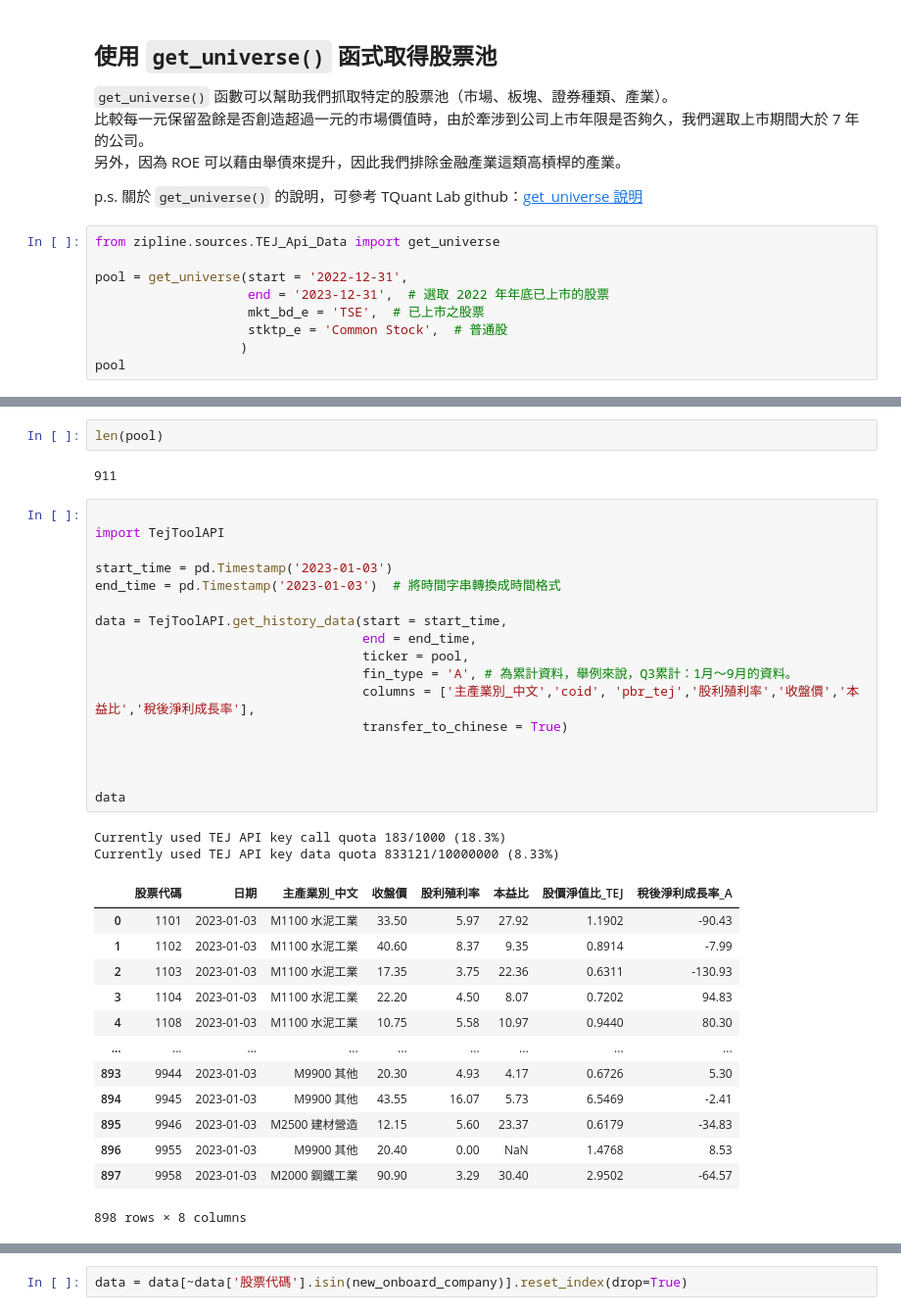
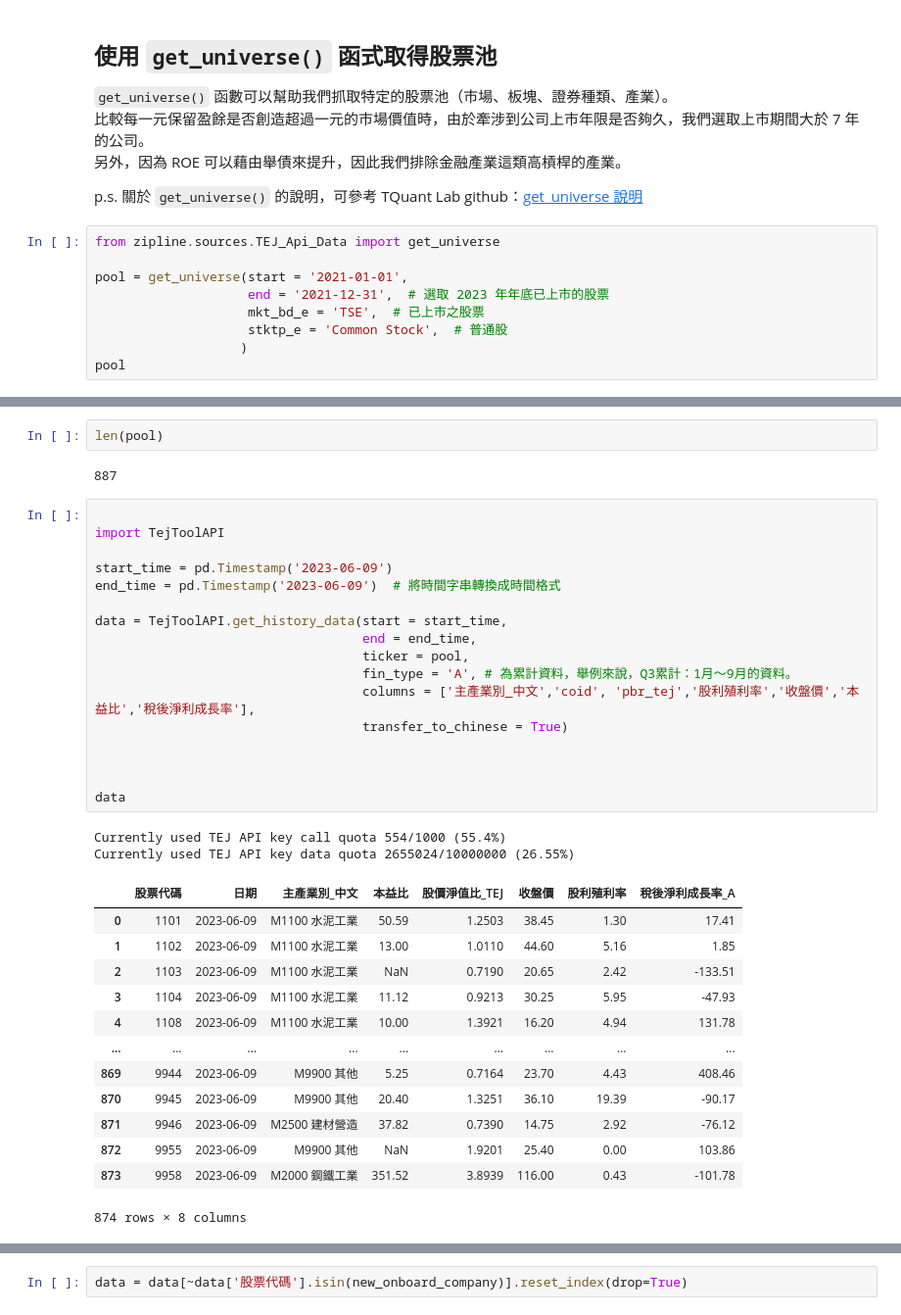
Before and after one commit to appledata9641/fin_data, a Jupyter notebook: 期末選股策略.ipynb, the cells around one changed output, grey strips where cells are left out. Shown at 98% size. Drawn from its saved outputs; the diff is of its cells as text.

```diff
--- a/期末選股策略.ipynb
+++ b/期末選股策略.ipynb
@@ -37,8 +30,8 @@ p.s. 關於 `get_universe()` 的說明，可參考 TQuant Lab github：[get_univ
 # %%
 from zipline.sources.TEJ_Api_Data import get_universe
 
-pool = get_universe(start = '2022-12-31',
-                    end = '2023-12-31',  # 選取 2022 年年底已上市的股票
+pool = get_universe(start = '2021-01-01',
+                    end = '2021-12-31',  # 選取 2023 年年底已上市的股票
                     mkt_bd_e = 'TSE',  # 已上市之股票
                     stktp_e = 'Common Stock',  # 普通股
                    )
@@ -66,37 +59,37 @@ Currently used TEJ API key data quota 4225/10000000 (0.04%)
 # %%
 len(pool)
 # %% [output]
-911
+887
 # %%
 
 import TejToolAPI
 
-start_time = pd.Timestamp('2023-01-03')
-end_time = pd.Timestamp('2023-01-03')  # 將時間字串轉換成時間格式
+start_time = pd.Timestamp('2023-06-09')
+end_time = pd.Timestamp('2023-06-09')  # 將時間字串轉換成時間格式
 
 data = TejToolAPI.get_history_data(start = start_time,
                                    end = end_time,
                                    ticker = pool,
                                    fin_type = 'A', # 為累計資料，舉例來說，Q3累計：1月～9月的資料。
                                    columns = ['主產業別_中文','coid', 'pbr_tej','股利殖利率','收盤價','本益比','稅後淨利成長率'],
                                    transfer_to_chinese = True)
 
 
 
 data
 # %% [output]
-Currently used TEJ API key call quota 183/1000 (18.3%)
-Currently used TEJ API key data quota 833121/10000000 (8.33%)
+Currently used TEJ API key call quota 554/1000 (55.4%)
+Currently used TEJ API key data quota 2655024/10000000 (26.55%)
-|  | 股票代碼 | 日期 | 主產業別_中文 | 收盤價 | 股利殖利率 | 本益比 | 股價淨值比_TEJ | 稅後淨利成長率_A |
-| 0 | 1101 | 2023-01-03 | M1100 水泥工業 | 33.50 | 5.97 | 27.92 | 1.1902 | -90.43 |
-| 1 | 1102 | 2023-01-03 | M1100 水泥工業 | 40.60 | 8.37 | 9.35 | 0.8914 | -7.99 |
-| 2 | 1103 | 2023-01-03 | M1100 水泥工業 | 17.35 | 3.75 | 22.36 | 0.6311 | -130.93 |
-| 3 | 1104 | 2023-01-03 | M1100 水泥工業 | 22.20 | 4.50 | 8.07 | 0.7202 | 94.83 |
-| 4 | 1108 | 2023-01-03 | M1100 水泥工業 | 10.75 | 5.58 | 10.97 | 0.9440 | 80.30 |
+|  | 股票代碼 | 日期 | 主產業別_中文 | 本益比 | 股價淨值比_TEJ | 收盤價 | 股利殖利率 | 稅後淨利成長率_A |
+| 0 | 1101 | 2023-06-09 | M1100 水泥工業 | 50.59 | 1.2503 | 38.45 | 1.30 | 17.41 |
+| 1 | 1102 | 2023-06-09 | M1100 水泥工業 | 13.00 | 1.0110 | 44.60 | 5.16 | 1.85 |
+| 2 | 1103 | 2023-06-09 | M1100 水泥工業 | NaN | 0.7190 | 20.65 | 2.42 | -133.51 |
+| 3 | 1104 | 2023-06-09 | M1100 水泥工業 | 11.12 | 0.9213 | 30.25 | 5.95 | -47.93 |
+| 4 | 1108 | 2023-06-09 | M1100 水泥工業 | 10.00 | 1.3921 | 16.20 | 4.94 | 131.78 |
 | ... | ... | ... | ... | ... | ... | ... | ... | ... |
-| 893 | 9944 | 2023-01-03 | M9900 其他 | 20.30 | 4.93 | 4.17 | 0.6726 | 5.30 |
-| 894 | 9945 | 2023-01-03 | M9900 其他 | 43.55 | 16.07 | 5.73 | 6.5469 | -2.41 |
-| 895 | 9946 | 2023-01-03 | M2500 建材營造 | 12.15 | 5.60 | 23.37 | 0.6179 | -34.83 |
-| 896 | 9955 | 2023-01-03 | M9900 其他 | 20.40 | 0.00 | NaN | 1.4768 | 8.53 |
-| 897 | 9958 | 2023-01-03 | M2000 鋼鐵工業 | 90.90 | 3.29 | 30.40 | 2.9502 | -64.57 |
+| 869 | 9944 | 2023-06-09 | M9900 其他 | 5.25 | 0.7164 | 23.70 | 4.43 | 408.46 |
+| 870 | 9945 | 2023-06-09 | M9900 其他 | 20.40 | 1.3251 | 36.10 | 19.39 | -90.17 |
+| 871 | 9946 | 2023-06-09 | M2500 建材營造 | 37.82 | 0.7390 | 14.75 | 2.92 | -76.12 |
+| 872 | 9955 | 2023-06-09 | M9900 其他 | NaN | 1.9201 | 25.40 | 0.00 | 103.86 |
+| 873 | 9958 | 2023-06-09 | M2000 鋼鐵工業 | 351.52 | 3.8939 | 116.00 | 0.43 | -101.78 |
-898 rows × 8 columns
+874 rows × 8 columns
```
Also changed, not shown: parts of 18 cells of this notebook.
